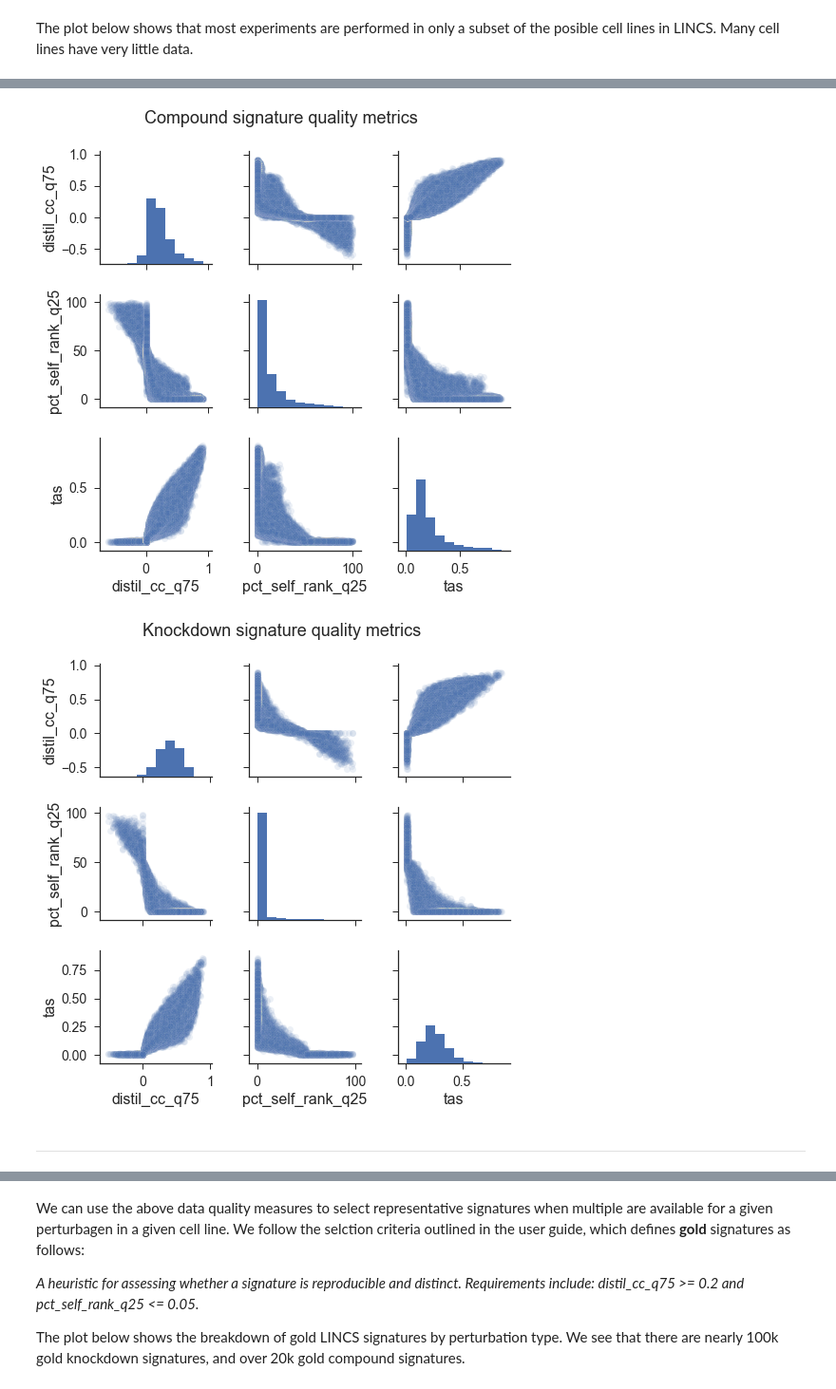
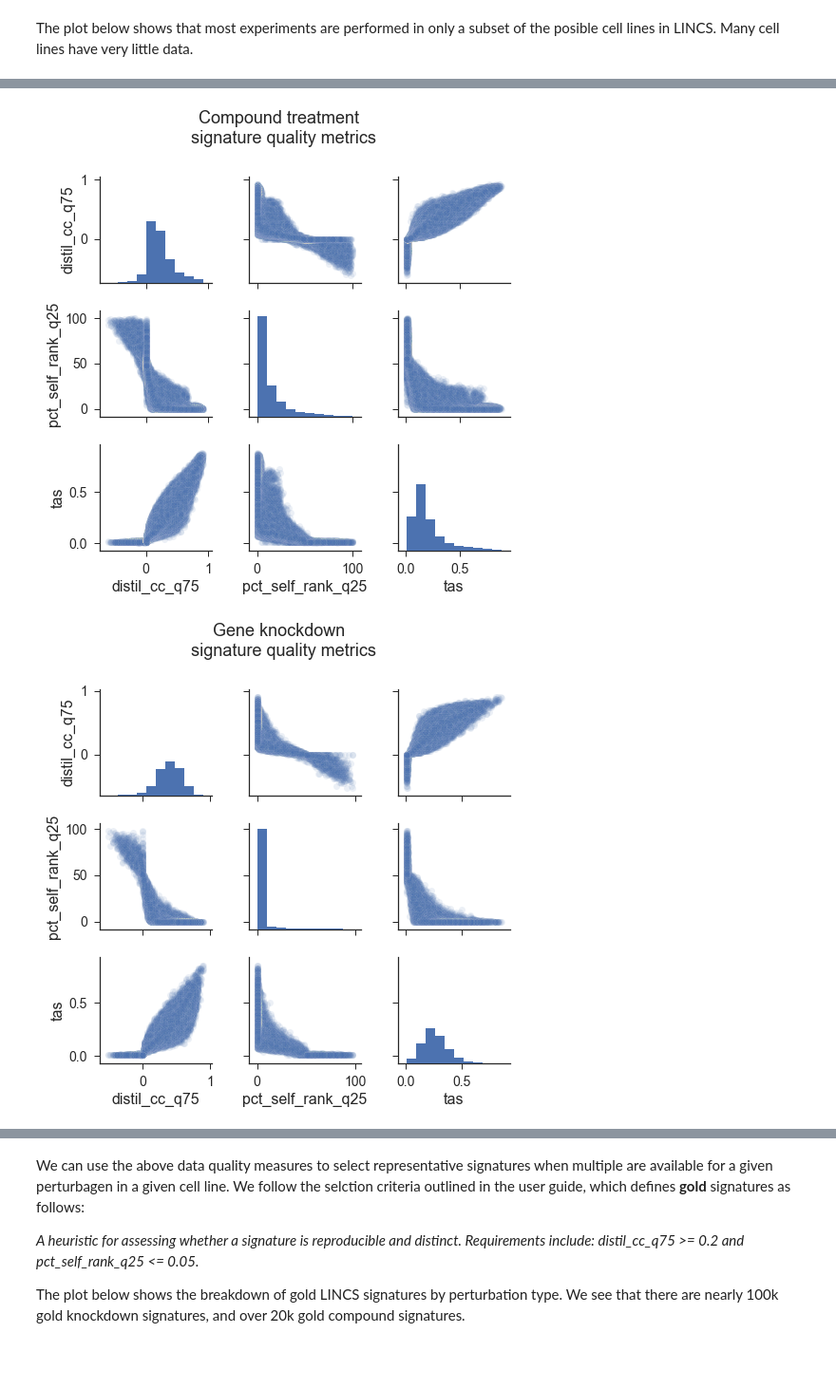
Before and after one commit to npabon/LINCS_target_prediction, a Jupyter notebook: LINCS_data_exploration.ipynb, the cells around one changed output, grey strips where cells are left out. Shown: that part at 95% size. Saved outputs shown, nothing was run; the diff lists cells and outputs as text; code cells hidden in the pictures; blank space fills up the shorter version.

```diff
--- a/LINCS_data_exploration.ipynb
+++ b/LINCS_data_exploration.ipynb
@@ -236,20 +282,18 @@ sig_quality_info = all_sig_info[(all_sig_info.distil_cc_q75 > -1)
 # %%
 # compound treatment experiments
 cpd_sig_quality_info = sig_quality_info[sig_quality_info.pert_type == 'trt_cp']
 g = sns.pairplot(cpd_sig_quality_info,  plot_kws={'alpha': 0.1})
-plt.subplots_adjust(top=0.9)
-g.fig.suptitle('Compound signature quality metrics')
+plt.subplots_adjust(top=.85)
+g.fig.suptitle('Compound treatment \n signature quality metrics')
 plt.show()
 # %% [output]
-[figure, old version]
+[figure, new version]
 # %%
 # knockdown treatment experiments
 kd_sig_quality_info = sig_quality_info[sig_quality_info.pert_type == 'trt_sh']
 g = sns.pairplot(kd_sig_quality_info,  plot_kws={'alpha': 0.1})
-plt.subplots_adjust(top=0.9)
-g.fig.suptitle('Knockdown signature quality metrics')
+plt.subplots_adjust(top=.85)
+g.fig.suptitle('Gene knockdown \n signature quality metrics')
 plt.show()
 # %% [output]
-[figure, old version]
+[figure, new version]
-# %% [markdown]
-___
```
Also changed, not shown: parts of 17 cells of this notebook, 2 other files.
